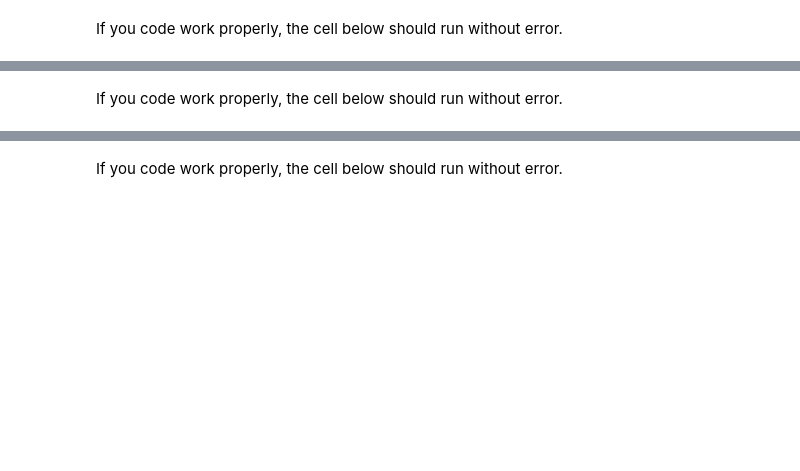
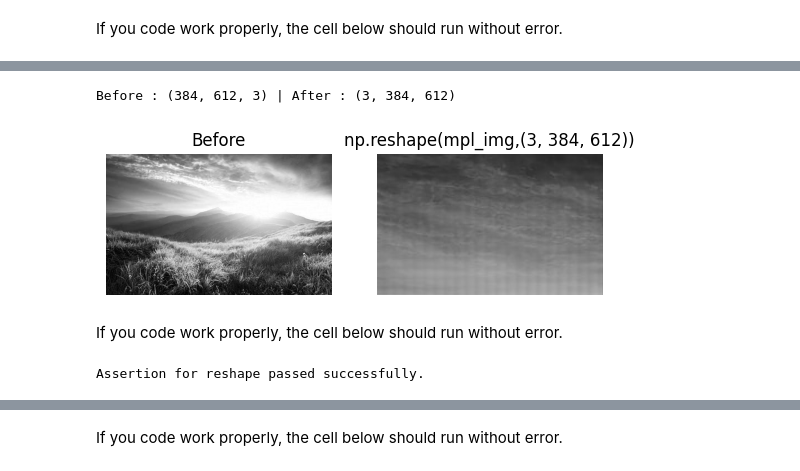
Before and after one commit to louiskub/Image-Processing-Course-2025, a Jupyter notebook: Lab1_image-representation/Lab1_1.ipynb, the cells around one changed output, grey strips where cells are left out. Cells and saved outputs as stored; diff of their text form; code cells hidden in the pictures; blank space fills up the shorter version.

```diff
--- a/Lab1_image-representation/Lab1_1.ipynb
+++ b/Lab1_image-representation/Lab1_1.ipynb
@@ -254,23 +254,32 @@ Before : (3265, 4898, 3) | After : (3, 3265, 4898)
 </details>
 # %%
 ### START CODE HERE ###
-reshaped_reshape = np.reshape()
+reshaped_reshape = np.reshape(mpl_img, (mpl_img.shape[2], mpl_img.shape[0], mpl_img.shape[1]))
 print('Before :',mpl_img.shape,'| After :',reshaped_reshape.shape)
 
-fig, axs = plt.subplots(None)
+fig, axs = plt.subplots(1, 2)
+axs[0].imshow(mpl_img[..., 0], cmap='gray')
+axs[0].set_title('Before')
+axs[0].axis('off')
 
+axs[1].imshow(reshaped_reshape[0], cmap='gray')
+axs[1].set_title('np.reshape(mpl_img,' + str(reshaped_reshape.shape) + ')')
+axs[1].axis('off')
 
-
-
-
+plt.show()
 
 ### END CODE HERE ###
+# %% [output]
+Before : (384, 612, 3) | After : (3, 384, 612)
+[figure, added]
 # %% [markdown]
 If you code work properly, the cell below should run without error.
 # %%
 assert reshaped_reshape.shape == (mpl_img.shape[2], mpl_img.shape[0], mpl_img.shape[1]), \
     f"Error: Shape mismatch after reshape. Expected {(mpl_img.shape[2], mpl_img.shape[0], mpl_img.shape[1])}, got {reshaped_reshape.shape}"
 print("Assertion for reshape passed successfully.")
+# %% [output]
+Assertion for reshape passed successfully.
 # %% [markdown]
 **NumPy moveaxis**
 
```
Also changed, not shown: parts of 13 cells of this notebook.
